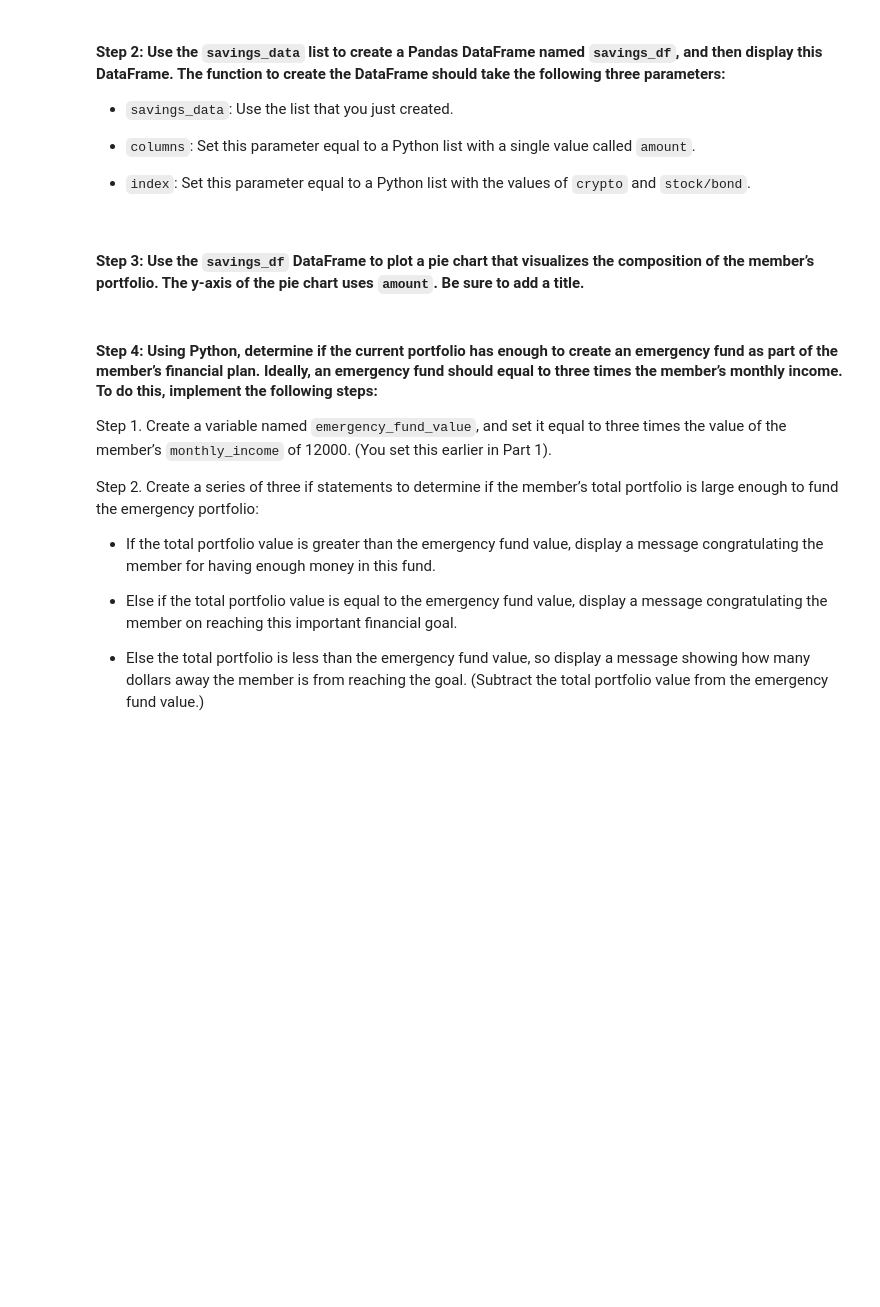
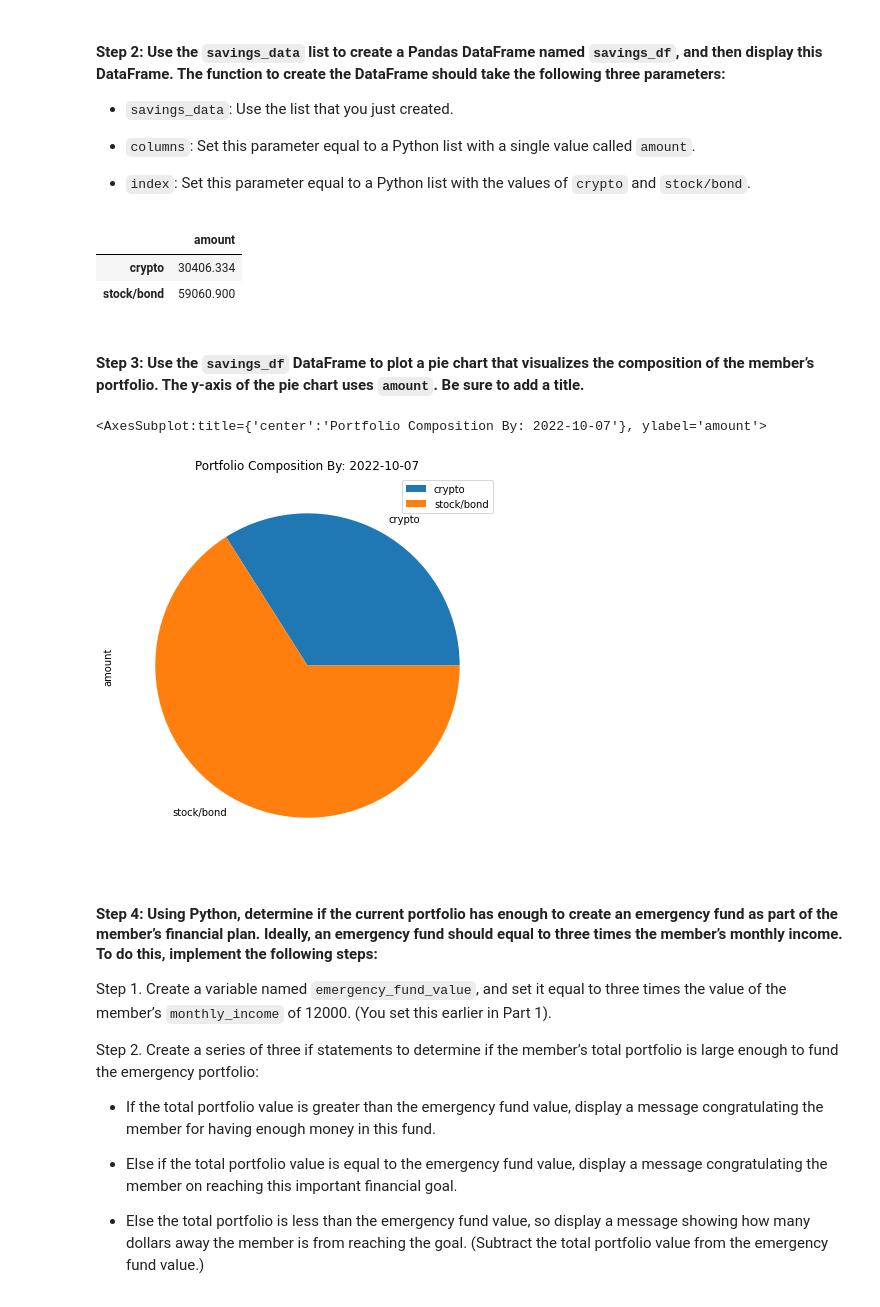
Before and after one commit to dinesh-m/financial_planner, a Jupyter notebook: financial_planning_tools.ipynb, the cells around one changed output. Saved outputs shown, nothing was run; the diff lists cells and outputs as text; code cells hidden in the pictures; blank space fills up the shorter version.

```diff
--- a/financial_planning_tools.ipynb
+++ b/financial_planning_tools.ipynb
@@ -402,7 +402,7 @@ In this section, you’ll use the valuations for the cryptocurrency wallet and f
 #### Step 1: Create a Python list named `savings_data` that has two elements. The first element contains the total value of the cryptocurrency wallet. The second element contains the total value of the stock and bond portions of the portfolio.
 # %%
 # Consolidate financial assets data into a Python list
-# YOUR CODE HERE
+savings_data = [total_crypto_wallet, total_stocks_bonds]
 
 # Review the Python list savings_data
-# YOUR CODE HERE
+display(savings_data)
@@ -416,15 +418,26 @@ In this section, you’ll use the valuations for the cryptocurrency wallet and f
 - `index`: Set this parameter equal to a Python list with the values of `crypto` and `stock/bond`.
 # %%
 # Create a Pandas DataFrame called savings_df
-# YOUR CODE HERE
+savings_df = pd.DataFrame(
+    savings_data,
+    columns=['amount'],
+    index=['crypto', 'stock/bond']
+)
 
 # Display the savings_df DataFrame
-# YOUR CODE HERE
+display(savings_df)
+# %% [output]
+|  | amount |
+| crypto | 30406.334 |
+| stock/bond | 59060.900 |
 # %% [markdown]
 #### Step 3: Use the `savings_df` DataFrame to plot a pie chart that visualizes the composition of the member’s portfolio. The y-axis of the pie chart uses `amount`. Be sure to add a title.
 # %%
 # Plot the total value of the member's portfolio (crypto and stock/bond) in a pie chart
-# YOUR CODE HERE
+savings_df.plot.pie(y='amount', title= f'Portfolio Composition By: {yesterday}', figsize=(10,7))
+# %% [output]
+<AxesSubplot:title={'center':'Portfolio Composition By: 2022-10-07'}, ylabel='amount'>
+[figure, added]
 # %% [markdown]
 #### Step 4: Using Python, determine if the current portfolio has enough to create an emergency fund as part of the member’s financial plan. Ideally, an emergency fund should equal to three times the member’s monthly income. To do this, implement the following steps:
 
```
Also changed, not shown: parts of 6 cells of this notebook.
